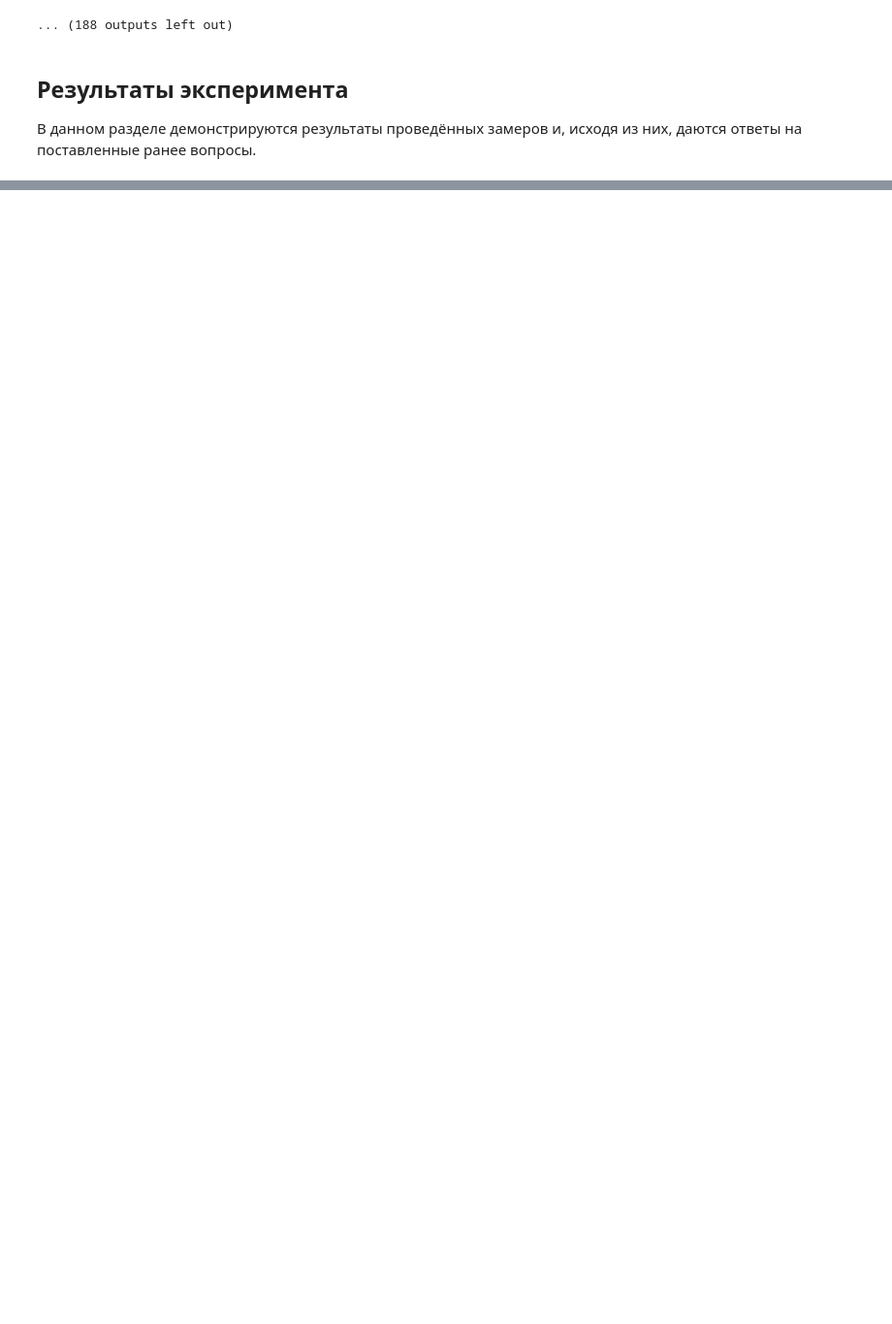
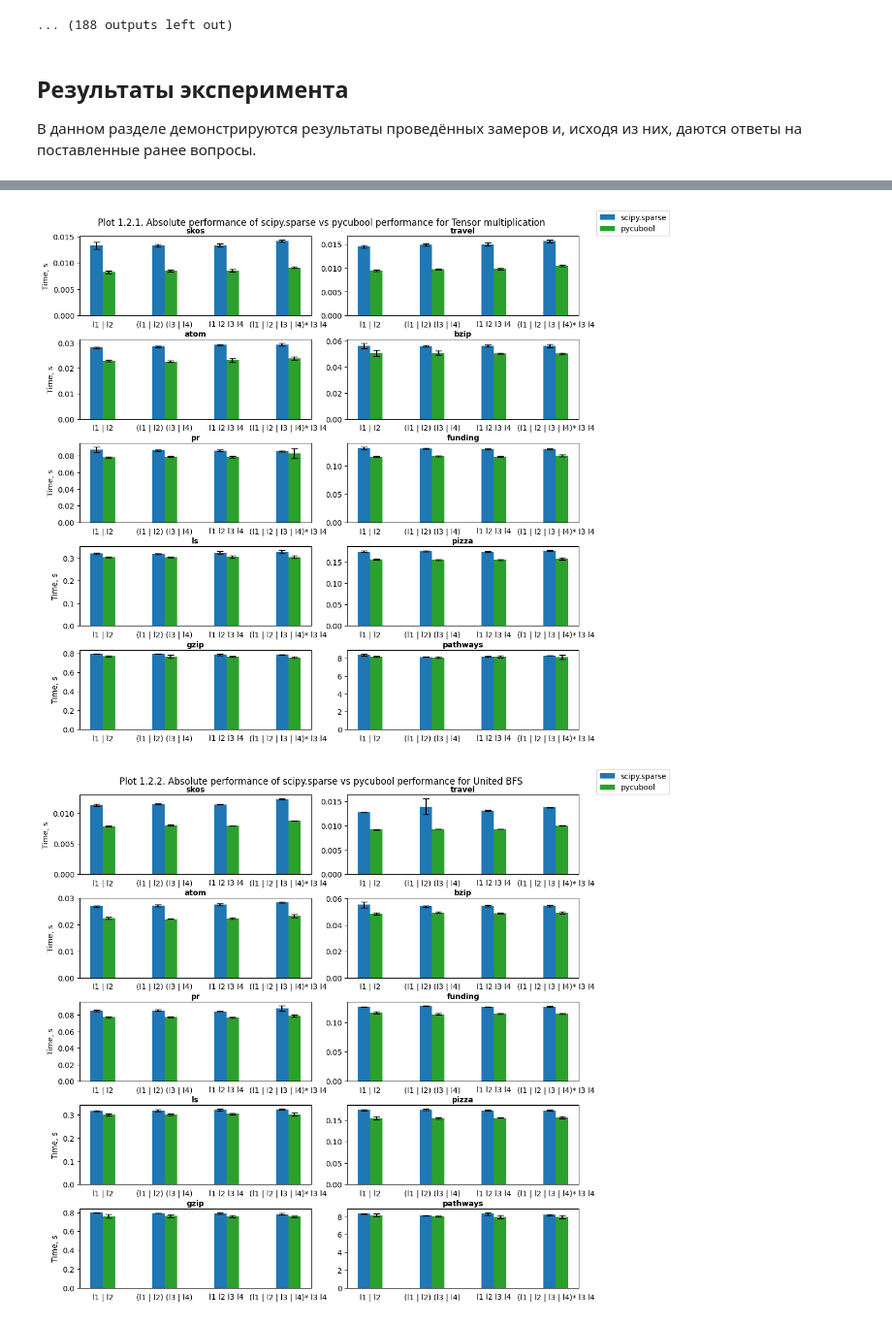
Before and after one commit to shlegelal/formal-lang-course, a Jupyter notebook: experiments/rpq_comparison.ipynb, the cells around one changed output, grey strips where cells are left out. Shown at 97% size. Cells and saved outputs as stored; diff of their text form; code cells hidden in the pictures; blank space fills up the shorter version.

```diff
--- a/experiments/rpq_comparison.ipynb
+++ b/experiments/rpq_comparison.ipynb
@@ -742,9 +734,8 @@ def run_fixed_starts():
 
     for g_i, graph in enumerate(GRAPHS, start=1):
         regexes = create_regexes_for_graph(graph)
-        run_times = RUN_TIMES_SMALL if is_small(graph) else RUN_TIMES_HUGE
         starts = generate_multiple_source(graph, FIXED_START_SIZE, seed=START_SET_SEED)
-        print(f"########## Graph {graph.name} ({g_i} / {len(GRAPHS)}, run times = {run_times}) ##########")
+        print(f"########## Graph {graph.name} ({g_i} / {len(GRAPHS)}, run times = {RUN_TIMES}) ##########")
 
         graph_results = []
         for r_i, regex in enumerate(regexes, start=1):
@@ -753,42 +744,42 @@ def run_fixed_starts():
             print("by_tensor", end=" ")
             by_tensor = run_timed(
                 lambda: rpq_by_tensor(graph, regex, starts=starts),
-                run_times=run_times,
+                run_times=RUN_TIMES,
             )
             print(by_tensor)
 
             print("by_bfs_all", end=" ")
             by_bfs_all = run_timed(
                 lambda: rpq_by_bfs(graph, regex, starts=starts, mode=BfsMode.FIND_COMMON_REACHABLE_SET),
-                run_times=run_times,
+                run_times=RUN_TIMES,
             )
             print(by_bfs_all)
 
             print("by_bfs_each", end=" ")
             by_bfs_each = run_timed(
                 lambda: rpq_by_bfs(graph, regex, starts=starts, mode=BfsMode.FIND_REACHABLE_FOR_EACH_START),
-                run_times=run_times,
+                run_times=RUN_TIMES,
             )
             print(by_bfs_each)
 
             print("by_tensor_cuda", end=" ")
             by_tensor_cuda = run_timed(
                 lambda: rpq_by_tensor_cuda(graph, regex, starts=starts),
-                run_times=run_times,
+                run_times=RUN_TIMES,
             )
             print(by_tensor_cuda)
 
             print("by_bfs_all_cuda", end=" ")
             by_bfs_all_cuda = run_timed(
                 lambda: rpq_by_bfs_cuda(graph, regex, starts=starts, mode=BfsMode.FIND_COMMON_REACHABLE_SET),
-                run_times=run_times,
+                run_times=RUN_TIMES,
             )
             print(by_bfs_all_cuda)
 
             print("by_bfs_each_cuda", end=" ")
             by_bfs_each_cuda = run_timed(
                 lambda: rpq_by_bfs_cuda(graph, regex, starts=starts, mode=BfsMode.FIND_REACHABLE_FOR_EACH_START),
-                run_times=run_times,
+                run_times=RUN_TIMES,
             )
             print(by_bfs_each_cuda)
 
@@ -805,9 +796,8 @@ def run_varied_starts():
     results = []
 
     for g_i, graph in enumerate(GRAPHS, start=1):
-        run_times = RUN_TIMES_SMALL if is_small(graph) else RUN_TIMES_HUGE
         regexes = create_regexes_for_graph(graph)
-        print(f"########## Graph {graph.name} ({g_i} / {len(GRAPHS)}, run times = {run_times}) ##########")
+        print(f"########## Graph {graph.name} ({g_i} / {len(GRAPHS)}, run times = {RUN_TIMES}) ##########")
 
         graph_results = []
         for r_i, regex in enumerate(regexes, start=1):
@@ -823,14 +813,14 @@ def run_varied_starts():
                 print("by_tensor_cuda", end=" ")
                 by_tensor_cuda = run_timed(
                     lambda: rpq_by_tensor_cuda(graph, regex, starts=starts),
-                    run_times=run_times,
+                    run_times=RUN_TIMES,
                 )
                 print(by_tensor_cuda)
 
                 print("by_bfs_each_cuda", end=" ")
                 by_bfs_each_cuda = run_timed(
                     lambda: rpq_by_bfs_cuda(graph, regex, starts=starts, mode=BfsMode.FIND_REACHABLE_FOR_EACH_START),
-                    run_times=run_times,
+                    run_times=RUN_TIMES,
                 )
                 print(by_bfs_each_cuda)
 
@@ -969,5 +1006,5 @@ ALGO_NAMES = ["Tensor multiplication", "United BFS", "Separated BFS"]
 # %%
-def show_plots_1(
+def show_abs_plots_1(
     res: list[list[tuple[tuple[tuple[float, float], tuple[float, float], tuple[float, float]], tuple[
         tuple[float, float], tuple[float, float], tuple[float, float]]]]]
 ):
@@ -980,7 +1017,8 @@ def show_plots_1(
         fig: plt.Figure
         fig, axs = plt.subplots(len(GRAPHS) // 2, 2, figsize=fig_size)
 
-        fig.suptitle(algo_name + " scipy.sparse vs pycubool performance")
+        fig.suptitle(
+            f"Plot 1.2.{algo_i + 1}. Absolute performance of scipy.sparse vs pycubool performance for {algo_name}")
         fig.tight_layout()
 
         ax: plt.Axes
@@ -999,31 +1037,34 @@ def show_plots_1(
             scipy_means = [rs[0][algo_i][0] for rs in graph_results]
             scipy_stdevs = [rs[0][algo_i][1] for rs in graph_results]
             ax.bar(
                 label_locations - bar_width / 2,
                 scipy_means,
                 bar_width,
                 yerr=scipy_stdevs,
                 color="tab:blue",
                 label="scipy.sparse",
                 capsize=cap_size,
             )
 
             pycubool_means = [rs[1][algo_i][0] for rs in graph_results]
             pycubool_stdevs = [rs[1][algo_i][1] for rs in graph_results]
             ax.bar(
                 label_locations + bar_width / 2,
                 pycubool_means,
                 bar_width,
                 yerr=pycubool_stdevs,
                 color="tab:green",
                 label="pycubool",
                 capsize=cap_size,
             )
 
         handles, labels = axs[-1][-1].get_legend_handles_labels()
         fig.legend(handles, labels, bbox_to_anchor=(1, 1), loc="upper left")
 
     plt.show()
 
 
-show_plots_1(fixed_starts_res)
+show_abs_plots_1(fixed_starts_res)
+# %% [output]
+[figure, added]
+[figure, added]
```
Also changed, not shown: parts of 27 cells of this notebook.
